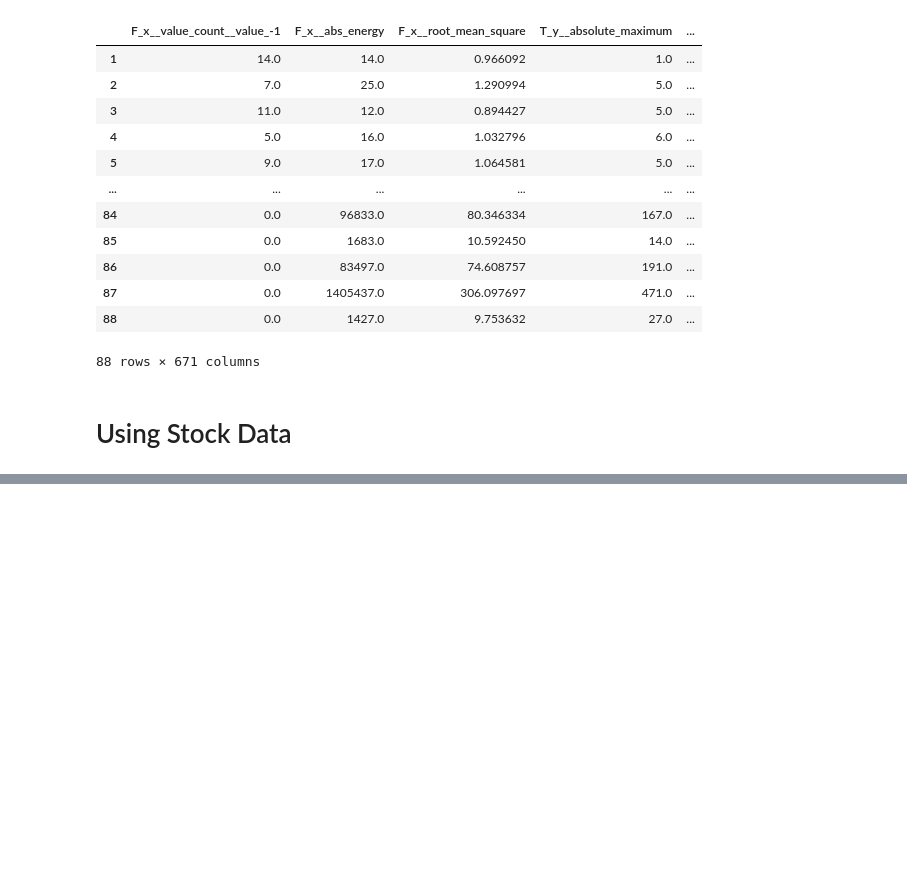
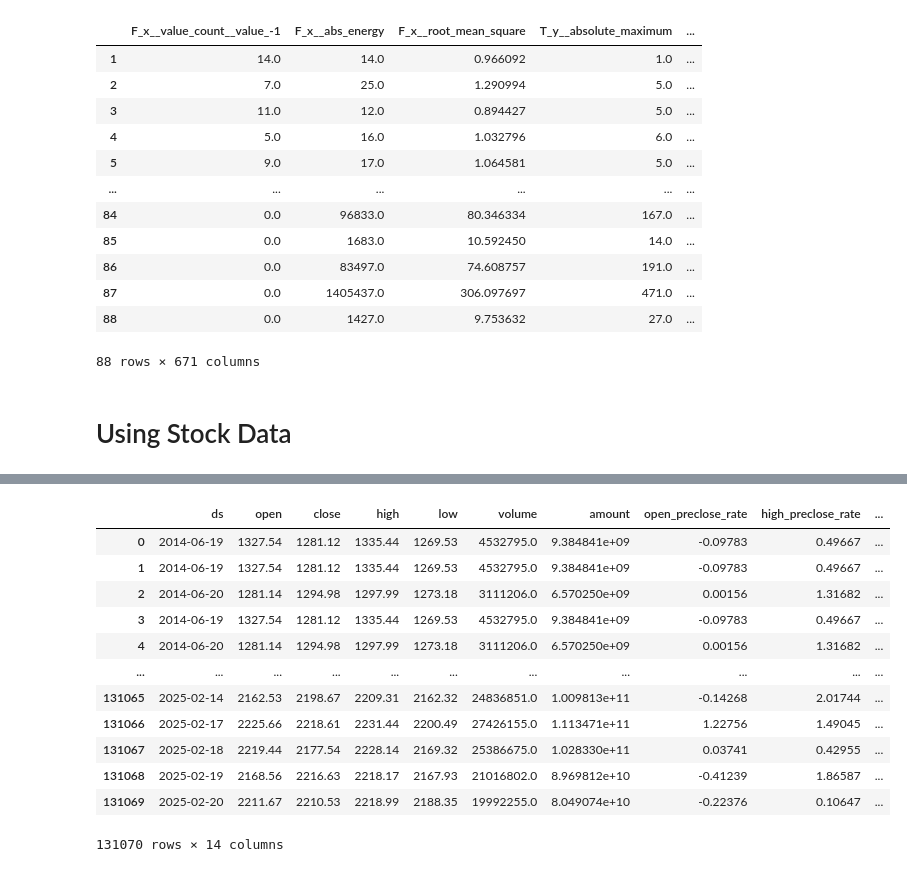
Before and after one commit to agux/marten, a Jupyter notebook: notebooks/0.1-tsfresh.ipynb, the cells around one changed output, grey strips where cells are left out. Saved outputs shown, nothing was run; the diff lists cells and outputs as text; code cells hidden in the pictures; blank space fills up the shorter version.

```diff
--- a/notebooks/0.1-tsfresh.ipynb
+++ b/notebooks/0.1-tsfresh.ipynb
@@ -107,0 +135,7 @@ df.insert(0, "unique_id", "399673")
+# %%
+# rts_mod = rts.copy()
+# rts_mod["target"] = rts_mod["y"].shift(-1)
+# rts_mod = rts_mod.dropna(subset=["target"])
+# y = rts_mod[["id", "target"]]
+y_series = rts.groupby("id")["target"].last()
+rts_mod = rts.drop(columns=["unique_id", "target"])
@@ -107,0 +144,16 @@ df.insert(0, "unique_id", "399673")
+# %%
+rts_mod
+# %% [output]
+|  | ds | open | close | high | low | volume | amount | open_preclose_rate | high_preclose_rate | ... |
+| 0 | 2014-06-19 | 1327.54 | 1281.12 | 1335.44 | 1269.53 | 4532795.0 | 9.384841e+09 | -0.09783 | 0.49667 | ... |
+| 1 | 2014-06-19 | 1327.54 | 1281.12 | 1335.44 | 1269.53 | 4532795.0 | 9.384841e+09 | -0.09783 | 0.49667 | ... |
+| 2 | 2014-06-20 | 1281.14 | 1294.98 | 1297.99 | 1273.18 | 3111206.0 | 6.570250e+09 | 0.00156 | 1.31682 | ... |
+| 3 | 2014-06-19 | 1327.54 | 1281.12 | 1335.44 | 1269.53 | 4532795.0 | 9.384841e+09 | -0.09783 | 0.49667 | ... |
+| 4 | 2014-06-20 | 1281.14 | 1294.98 | 1297.99 | 1273.18 | 3111206.0 | 6.570250e+09 | 0.00156 | 1.31682 | ... |
+| ... | ... | ... | ... | ... | ... | ... | ... | ... | ... | ... |
+| 131065 | 2025-02-14 | 2162.53 | 2198.67 | 2209.31 | 2162.32 | 24836851.0 | 1.009813e+11 | -0.14268 | 2.01744 | ... |
+| 131066 | 2025-02-17 | 2225.66 | 2218.61 | 2231.44 | 2200.49 | 27426155.0 | 1.113471e+11 | 1.22756 | 1.49045 | ... |
+| 131067 | 2025-02-18 | 2219.44 | 2177.54 | 2228.14 | 2169.32 | 25386675.0 | 1.028330e+11 | 0.03741 | 0.42955 | ... |
+| 131068 | 2025-02-19 | 2168.56 | 2216.63 | 2218.17 | 2167.93 | 21016802.0 | 8.969812e+10 | -0.41239 | 1.86587 | ... |
+| 131069 | 2025-02-20 | 2211.67 | 2210.53 | 2218.99 | 2188.35 | 19992255.0 | 8.049074e+10 | -0.22376 | 0.10647 | ... |
+131070 rows × 14 columns
```
Also changed, not shown: parts of 16 cells of this notebook.
